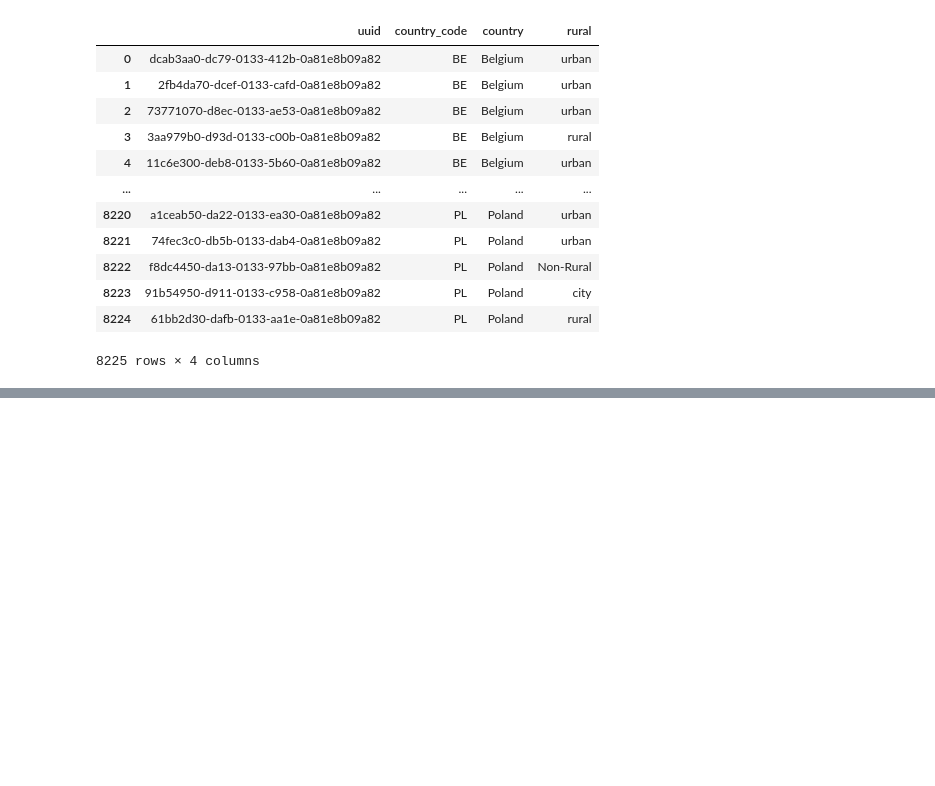
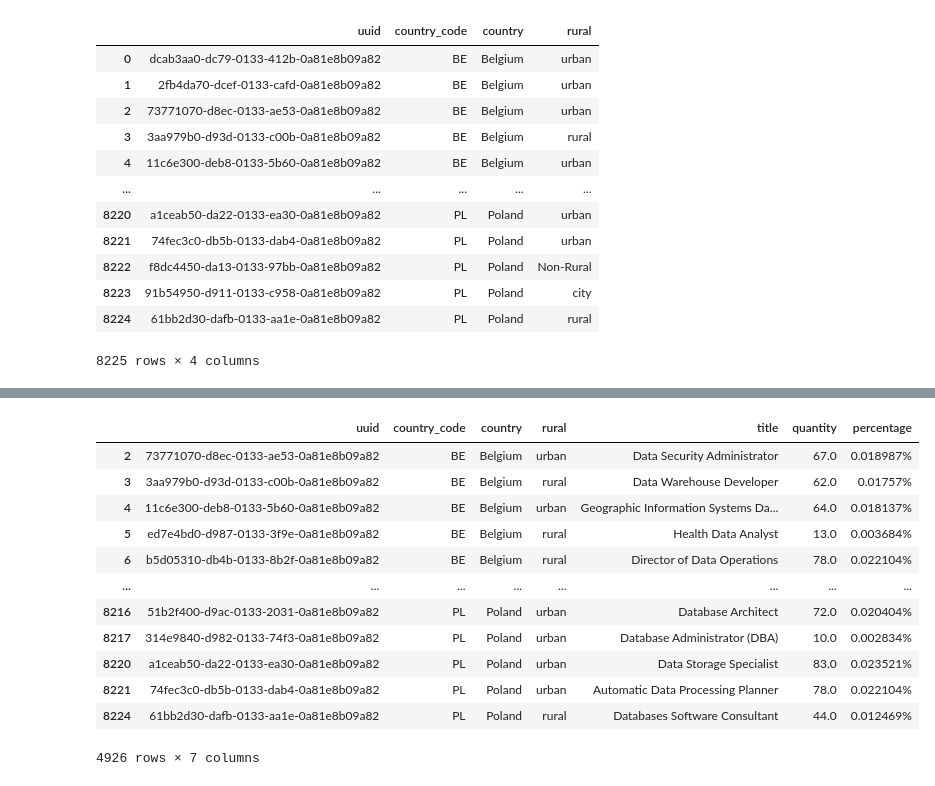
Before and after one commit to jvazquezgalvezlp/data_project_template, a Jupyter notebook: Project.ipynb, the cells around one changed output, grey strips where cells are left out. Drawn from its saved outputs; the diff is of its cells as text; code cells hidden in the pictures; blank space fills up the shorter version.

```diff
--- a/Project.ipynb
+++ b/Project.ipynb
@@ -198,0 +175,18 @@ TypeError: incompatible index of inserted column with frame index
+# %%
+df_study = df_raw[df_raw['title'].notna()]
+# %%
+df_study
+# %% [output]
+|  | uuid | country_code | country | rural | title | quantity | percentage |
+| 2 | 73771070-d8ec-0133-ae53-0a81e8b09a82 | BE | Belgium | urban | Data Security Administrator | 67.0 | 0.018987% |
+| 3 | 3aa979b0-d93d-0133-c00b-0a81e8b09a82 | BE | Belgium | rural | Data Warehouse Developer | 62.0 | 0.01757% |
+| 4 | 11c6e300-deb8-0133-5b60-0a81e8b09a82 | BE | Belgium | urban | Geographic Information Systems Da... | 64.0 | 0.018137% |
+| 5 | ed7e4bd0-d987-0133-3f9e-0a81e8b09a82 | BE | Belgium | rural | Health Data Analyst | 13.0 | 0.003684% |
+| 6 | b5d05310-db4b-0133-8b2f-0a81e8b09a82 | BE | Belgium | rural | Director of Data Operations | 78.0 | 0.022104% |
+| ... | ... | ... | ... | ... | ... | ... | ... |
+| 8216 | 51b2f400-d9ac-0133-2031-0a81e8b09a82 | PL | Poland | urban | Database Architect | 72.0 | 0.020404% |
+| 8217 | 314e9840-d982-0133-74f3-0a81e8b09a82 | PL | Poland | urban | Database Administrator (DBA) | 10.0 | 0.002834% |
+| 8220 | a1ceab50-da22-0133-ea30-0a81e8b09a82 | PL | Poland | urban | Data Storage Specialist | 83.0 | 0.023521% |
+| 8221 | 74fec3c0-db5b-0133-dab4-0a81e8b09a82 | PL | Poland | urban | Automatic Data Processing Planner | 78.0 | 0.022104% |
+| 8224 | 61bb2d30-dafb-0133-aa1e-0a81e8b09a82 | PL | Poland | rural | Databases Software Consultant | 44.0 | 0.012469% |
+4926 rows × 7 columns
```
Also changed, not shown: parts of 8 cells of this notebook.
